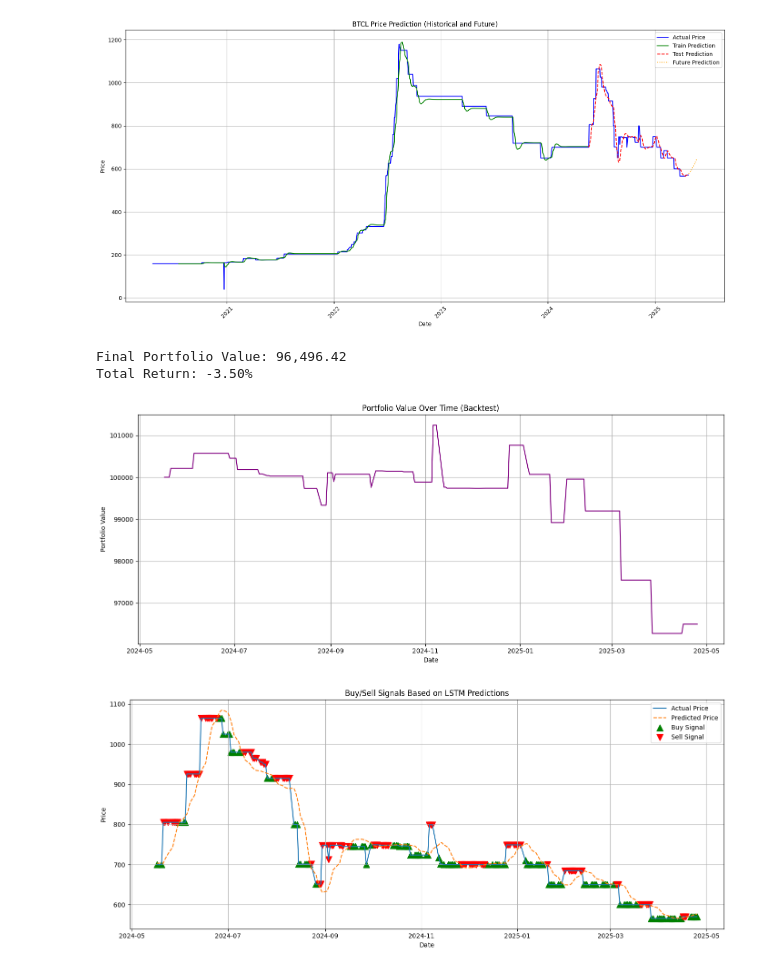
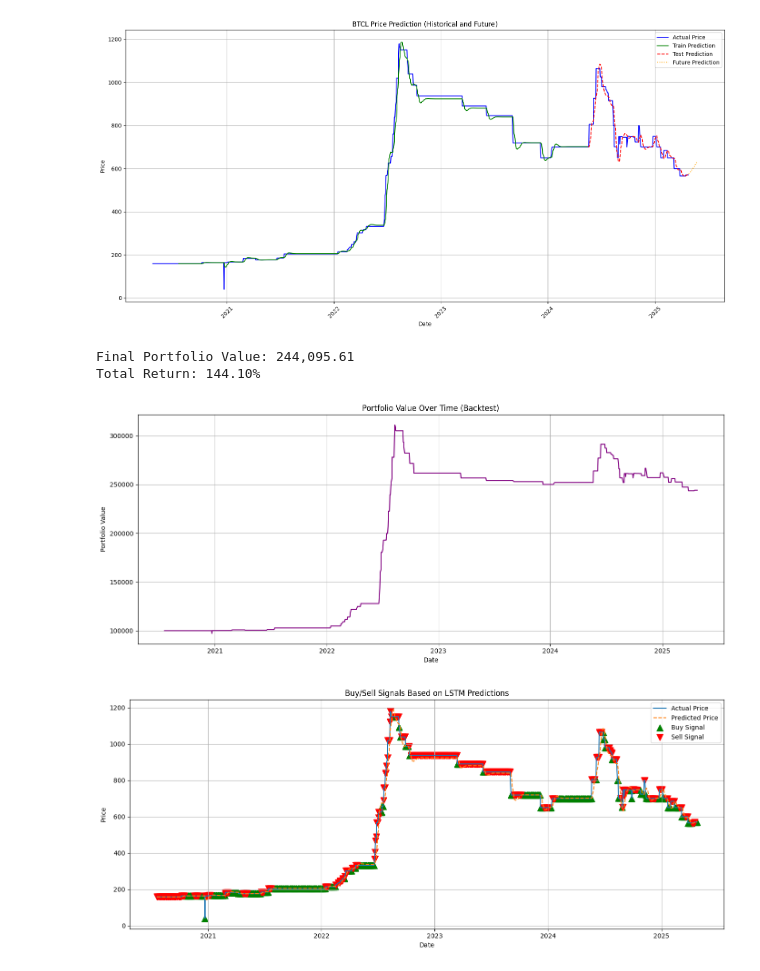
Before and after one commit to uggxy/Stockex-bhutan, a Jupyter notebook: code.ipynb, the cells around one changed output. Cells and saved outputs as stored; diff of their text form; code cells hidden in the pictures.

```diff
--- a/code.ipynb
+++ b/code.ipynb
@@ -58,26 +59,17 @@ print(df)
 
 [5904 rows x 2 columns]
 # %%
-# Convert the DateTime column to datetime objects
-df['DateTime'] = pd.to_datetime(df['DateTime'])
+# Convert to datetime and extract just the date
+df['DateTime'] = pd.to_datetime(df['DateTime']).dt.date
 
-# Extract just the date (drop the time)
-df['Date'] = df['DateTime'].dt.date
-
-# Keep the last record of each day (you can use first(), mean(), etc. instead)
-daily_df = df.groupby('Date').last().reset_index()
-
-# Optionally drop the original DateTime column (since it's now redundant)
-daily_df = daily_df.drop(columns=['DateTime'])
-
-# Rename 'Date' back to 'DateTime' if needed
-daily_df = daily_df.rename(columns={'Date': 'DateTime'})
+# Keep the last record of each day
+daily_df = df.groupby('DateTime').last().reset_index()
 
 # Save the cleaned data
 daily_df.to_csv('cleaned_stock_data.csv', index=False)
 
-print (daily_df)
-
+# Display the cleaned DataFrame and min/max values
+print(daily_df)
 print("Min value of BTCL stock:", daily_df.min())
 print("Max value of BTCL stock:", daily_df.max())
 # %% [output]
@@ -418,11 +410,7 @@ plt.show()
 [figure]
 # %%
 # Drop rows with missing values in either column
-filtered_df = filtered_df.dropna(subset=['Actual Price', 'Predicted Price'])
-filtered_df['Signal'] = 0
-filtered_df.loc[filtered_df['Predicted Price'] > filtered_df['Actual Price'], 'Signal'] = 1
-filtered_df.loc[filtered_df['Predicted Price'] < filtered_df['Actual Price'], 'Signal'] = -1
-
+filtered_df = full_results.dropna(subset=['Actual Price', 'Predicted Price'])
 
 # Step 1: Generate Buy/Sell Signals
 filtered_df['Signal'] = 0  # 0 = Hold
@@ -465,34 +453,34 @@ print(f"\nFinal Portfolio Value: {filtered_df['Portfolio Value'].iloc[-1]:,.2f}"
 print(f"Total Return: {total_return:.2f}%")
 
 # Step 4: Plot Portfolio Value Over Time
 plt.figure(figsize=(14,6))
 plt.plot(filtered_df['Date'], filtered_df['Portfolio Value'], color='purple')
 plt.title('Portfolio Value Over Time (Backtest)')
 plt.xlabel('Date')
 plt.ylabel('Portfolio Value')
 plt.grid(True)
 plt.tight_layout()
 plt.show()
 
 # Optional: Plot Buy/Sell Signals
 plt.figure(figsize=(14,6))
 plt.plot(filtered_df['Date'], filtered_df['Actual Price'], label='Actual Price')
 plt.plot(filtered_df['Date'], filtered_df['Predicted Price'], label='Predicted Price', linestyle='dashed')
 plt.scatter(filtered_df[filtered_df['Signal'] == 1]['Date'],
             filtered_df[filtered_df['Signal'] == 1]['Actual Price'],
             label='Buy Signal', marker='^', color='green', s=100)
 plt.scatter(filtered_df[filtered_df['Signal'] == -1]['Date'],
             filtered_df[filtered_df['Signal'] == -1]['Actual Price'],
             label='Sell Signal', marker='v', color='red', s=100)
 plt.title('Buy/Sell Signals Based on LSTM Predictions')
 plt.xlabel('Date')
 plt.ylabel('Price')
 plt.legend()
 plt.grid(True)
 plt.tight_layout()
 plt.show()
 # %% [output]
-Final Portfolio Value: 96,496.42
-Total Return: -3.50%
+Final Portfolio Value: 244,095.61
+Total Return: 144.10%
-[figure, old version]
+[figure, new version]
-[figure, old version]
+[figure, new version]
```
Also changed, not shown: parts of 6 cells of this notebook.
